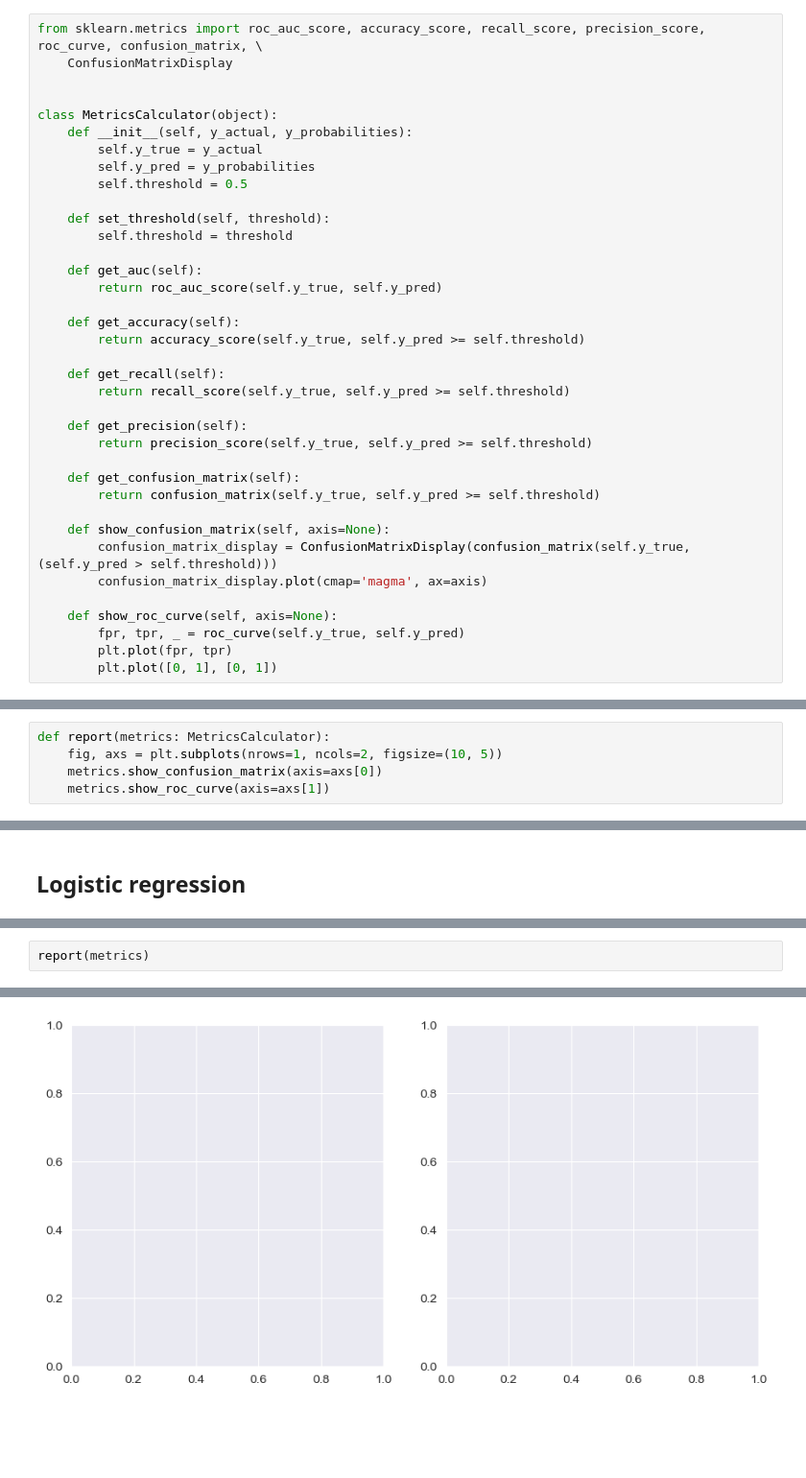
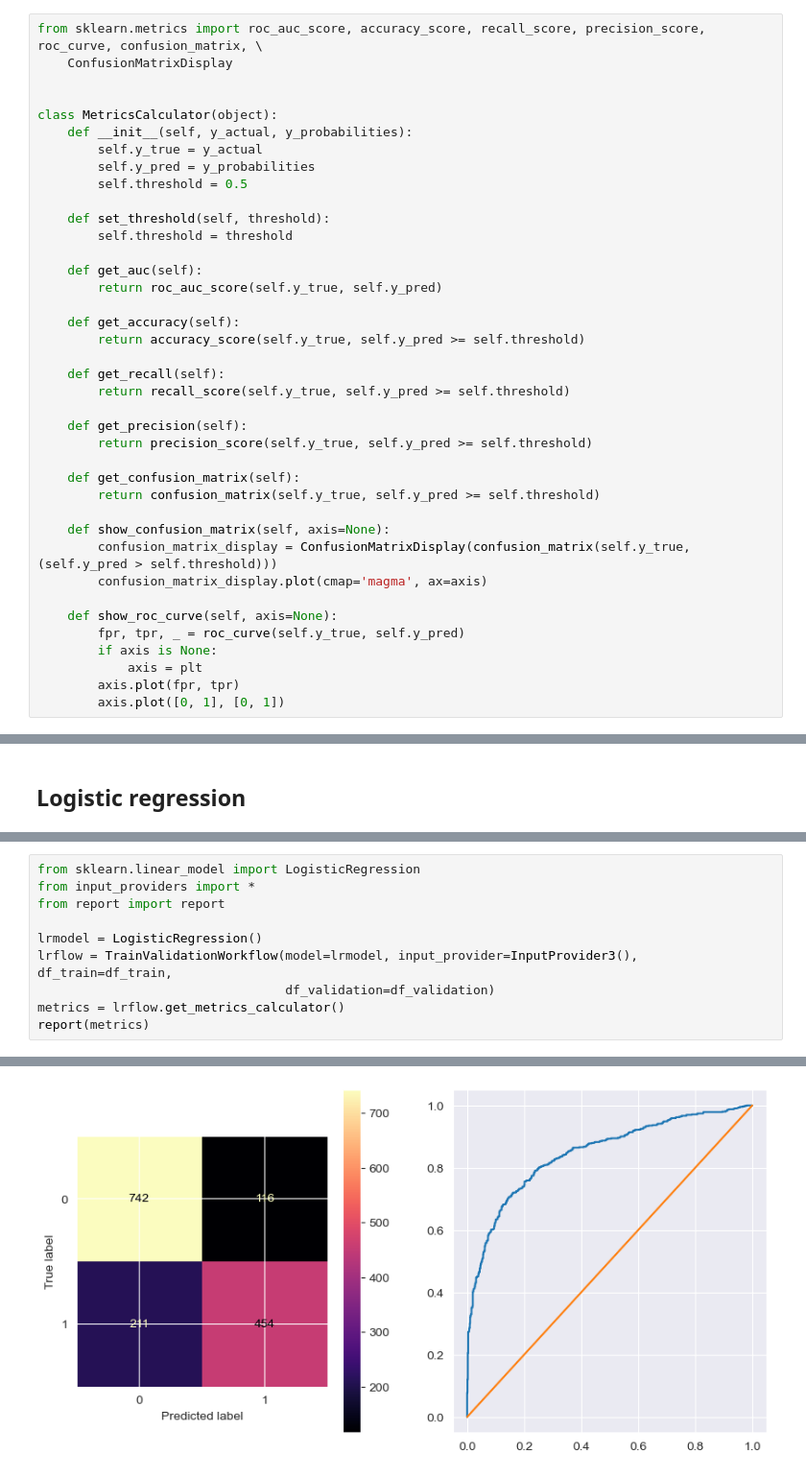
Before and after one commit to shayansm2/kaggle-playground, a Jupyter notebook: nlp-getting-started/models.ipynb, the cells around one changed output, grey strips where cells are left out. Shown: that part at 96% size. Drawn from its saved outputs; the diff is of its cells as text; blank space fills up the shorter version.

Commit message:
what a report :)

```diff
--- a/nlp-getting-started/models.ipynb
+++ b/nlp-getting-started/models.ipynb
@@ -77,8 +77,10 @@ class MetricsCalculator(object):
 
     def show_roc_curve(self, axis=None):
         fpr, tpr, _ = roc_curve(self.y_true, self.y_pred)
-        plt.plot(fpr, tpr)
-        plt.plot([0, 1], [0, 1])
+        if axis is None:
+            axis = plt
+        axis.plot(fpr, tpr)
+        axis.plot([0, 1], [0, 1])
 # %%
 from input_providers import InputProviderInterface
 
@@ -109,8 +111,3 @@ class TrainValidationWorkflow(object):
     def _train_flow(self):
         x_train, y_train = self.input_provider.get_train_inputs(self.df_train)
         self.model.fit(x_train, y_train)
-# %%
-def report(metrics: MetricsCalculator):
-    fig, axs = plt.subplots(nrows=1, ncols=2, figsize=(10, 5))
-    metrics.show_confusion_matrix(axis=axs[0])
-    metrics.show_roc_curve(axis=axs[1])
@@ -133,3 +129,11 @@ metrics = lrflow.get_metrics_calculator()
 # %%
+from sklearn.linear_model import LogisticRegression
+from input_providers import *
+from report import report
+
+lrmodel = LogisticRegression()
+lrflow = TrainValidationWorkflow(model=lrmodel, input_provider=InputProvider3(), df_train=df_train,
+                                 df_validation=df_validation)
+metrics = lrflow.get_metrics_calculator()
 report(metrics)
 # %% [output]
@@ -137 +140 @@ TypeError: MetricsCalculator.show_confusion_matrix() got an unexpected keyword a
-[figure, old version]
+[figure, new version]
```
Also changed, not shown: parts of 7 cells of this notebook, 2 other files.
